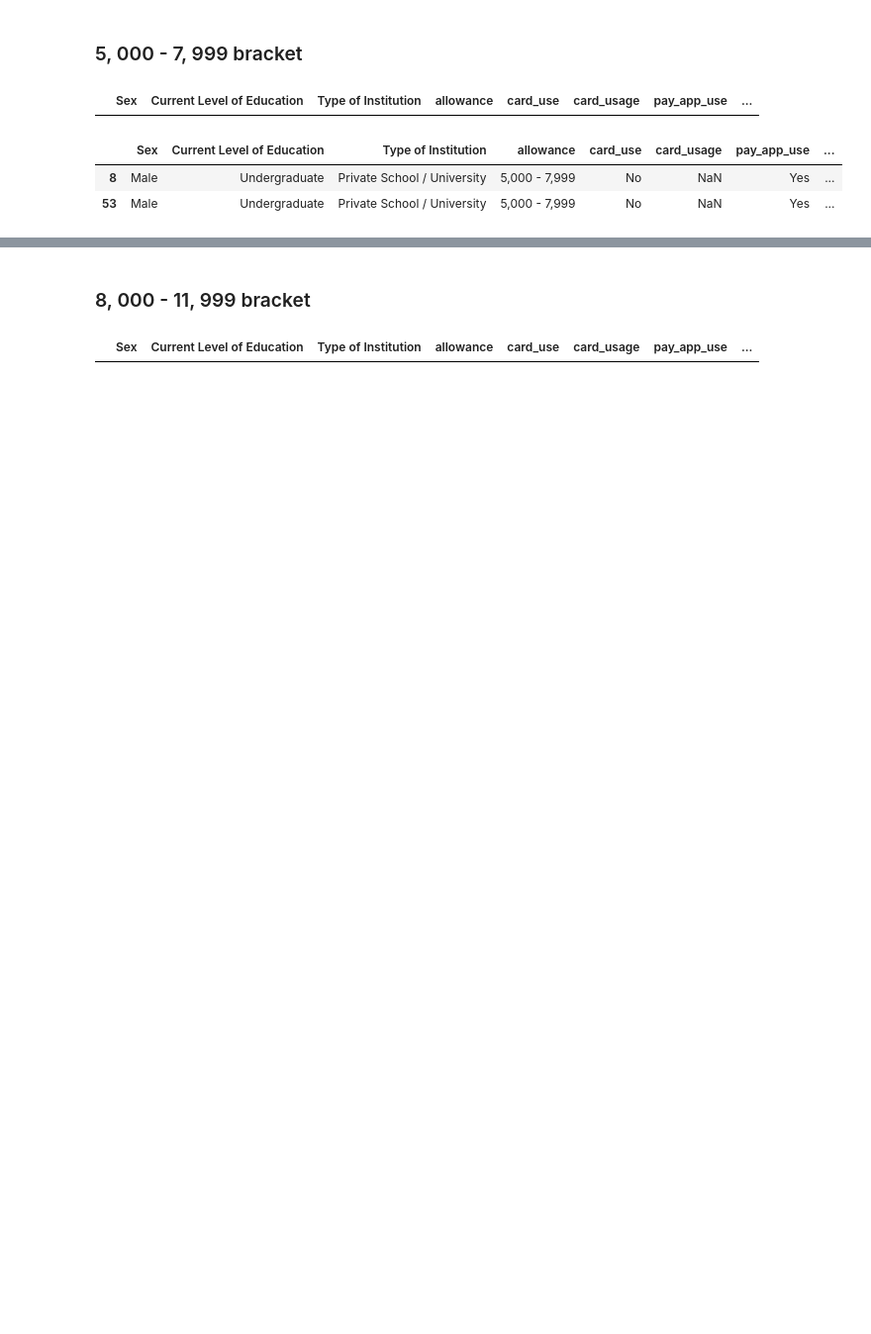
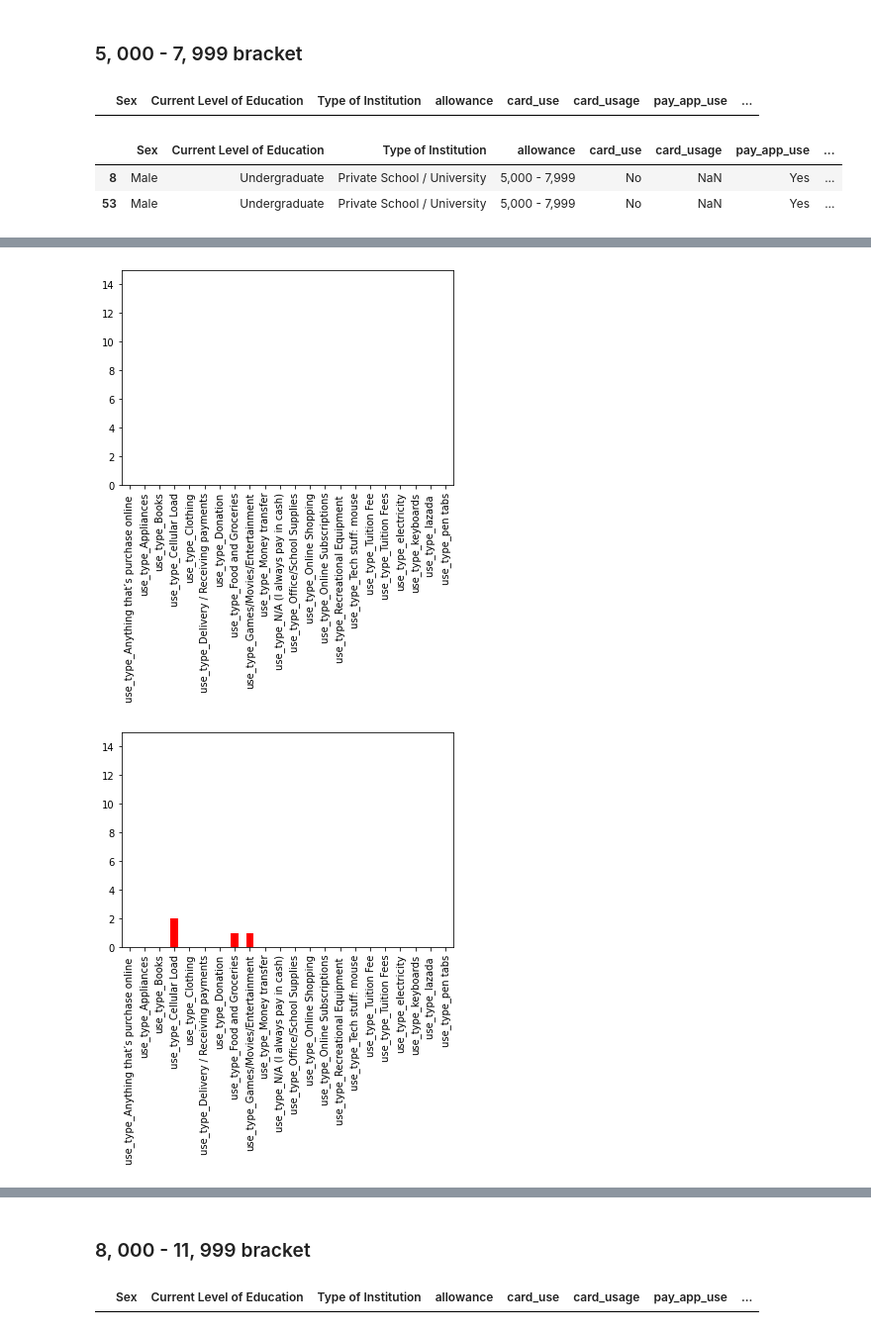
Before and after one commit to geosefuy/sthciux-cashless, a Jupyter notebook: [STHCIUX] Needfinding Study Exploratory Data Analysis.ipynb, the cells around one changed output, grey strips where cells are left out. Shown at 99% size. Cells and saved outputs as stored; diff of their text form; code cells hidden in the pictures; blank space fills up the shorter version.

```diff
--- a/[STHCIUX] Needfinding Study Exploratory Data Analysis.ipynb
+++ b/[STHCIUX] Needfinding Study Exploratory Data Analysis.ipynb
@@ -329,3 +366,18 @@ _5000_7999both
 | 59 | Male | Undergraduate | Private School / University | 5,000 - 7,999 | Yes | 1 - 4 | Yes | ... |
 | 64 | Male | Undergraduate | Private School / University | 5,000 - 7,999 | Yes | 1 - 4 | Yes | ... |
 | 67 | Female | Undergraduate | Private School / University | 5,000 - 7,999 | Yes | 5 - 7 | Yes | ... |
+# %%
+_5000_7999card[use_type_columns].sum().plot.bar(color='green')
+plt.gca().set_ylim([0, 15])
+plt.show()
+
+_5000_7999pay_app[use_type_columns].sum().plot.bar(color='red')
+plt.gca().set_ylim([0, 15])
+plt.show()
+
+_5000_7999both[use_type_columns].sum().plot.bar(color='blue')
+plt.gca().set_ylim([0, 15])
+plt.show()
+# %% [output]
+[figure, added]
+[figure, added]
```
Also changed, not shown: parts of 11 cells of this notebook.
